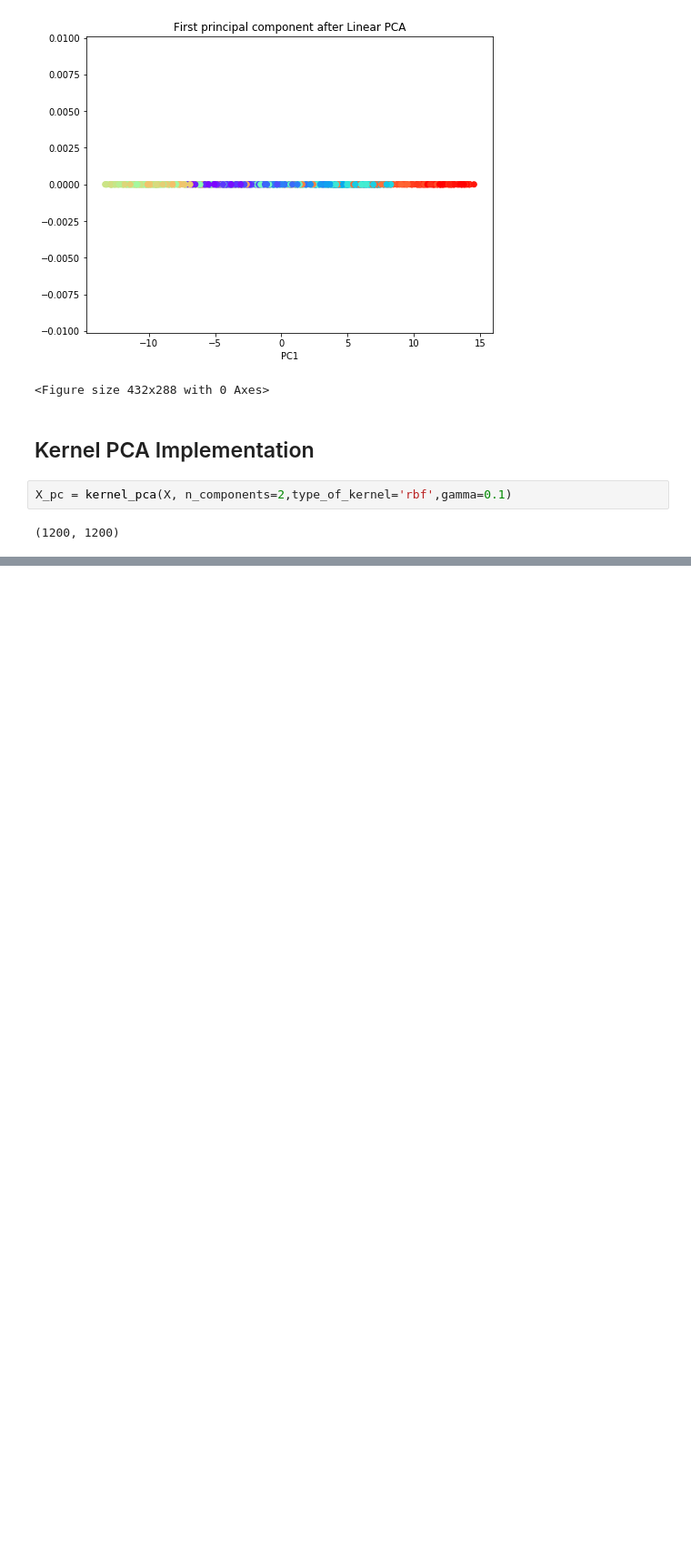
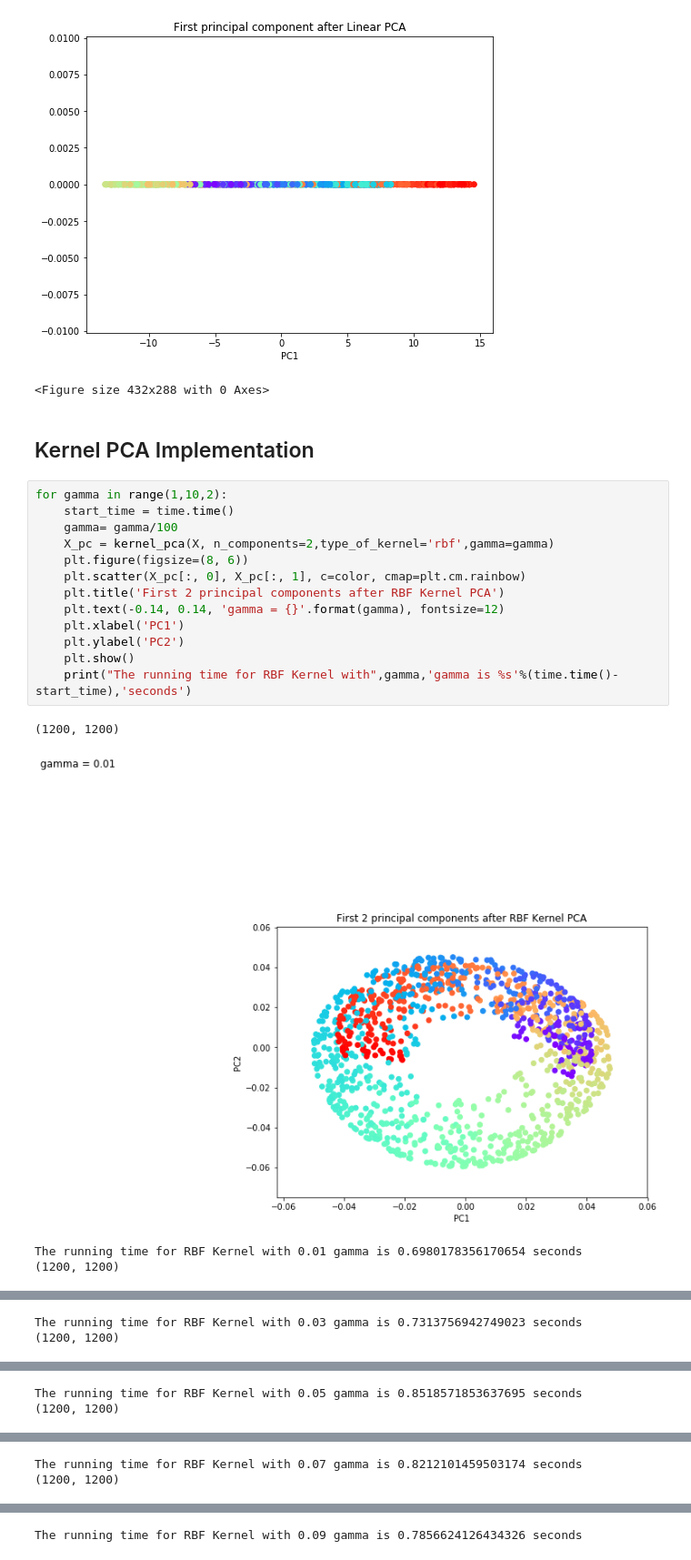
Before and after one commit to rohilrg/Kernel-Methods--Advanced-Machine-Learning, a Jupyter notebook: Kernel_PCA_implementation.ipynb, the cells around one changed output, grey strips where cells are left out. Shown at 91% size. Cells and saved outputs as stored; diff of their text form; blank space fills up the shorter version.

```diff
--- a/Kernel_PCA_implementation.ipynb
+++ b/Kernel_PCA_implementation.ipynb
@@ -21,7 +22,21 @@ X_transformed_1=classic_pca(X,color,n_components=1)
 <Figure size 432x288 with 0 Axes>
 # %% [markdown]
 ## Kernel PCA Implementation
-# %%
-X_pc = kernel_pca(X, n_components=2,type_of_kernel='rbf',gamma=0.1)
-# %% [output]
-(1200, 1200)
+# %%
+for gamma in range(1,10,2):
+    start_time = time.time()
+    gamma= gamma/100
+    X_pc = kernel_pca(X, n_components=2,type_of_kernel='rbf',gamma=gamma)
+    plt.figure(figsize=(8, 6))
+    plt.scatter(X_pc[:, 0], X_pc[:, 1], c=color, cmap=plt.cm.rainbow)
+    plt.title('First 2 principal components after RBF Kernel PCA')
+    plt.text(-0.14, 0.14, 'gamma = {}'.format(gamma), fontsize=12)
+    plt.xlabel('PC1')
+    plt.ylabel('PC2')
+    plt.show()
+    print("The running time for RBF Kernel with",gamma,'gamma is %s'%(time.time()-start_time),'seconds')
+# %% [output]
+(1200, 1200)
+[figure, added]
+The running time for RBF Kernel with 0.01 gamma is 0.6980178356170654 seconds
+(1200, 1200)
@@ -27,0 +44,2 @@ X_pc = kernel_pca(X, n_components=2,type_of_kernel='rbf',gamma=0.1)
+The running time for RBF Kernel with 0.03 gamma is 0.7313756942749023 seconds
+(1200, 1200)
@@ -27,0 +47,2 @@ X_pc = kernel_pca(X, n_components=2,type_of_kernel='rbf',gamma=0.1)
+The running time for RBF Kernel with 0.05 gamma is 0.8518571853637695 seconds
+(1200, 1200)
@@ -27,0 +50,2 @@ X_pc = kernel_pca(X, n_components=2,type_of_kernel='rbf',gamma=0.1)
+The running time for RBF Kernel with 0.07 gamma is 0.8212101459503174 seconds
+(1200, 1200)
@@ -27,0 +53 @@ X_pc = kernel_pca(X, n_components=2,type_of_kernel='rbf',gamma=0.1)
+The running time for RBF Kernel with 0.09 gamma is 0.7856624126434326 seconds
```
Also changed, not shown: parts of 7 cells of this notebook.
